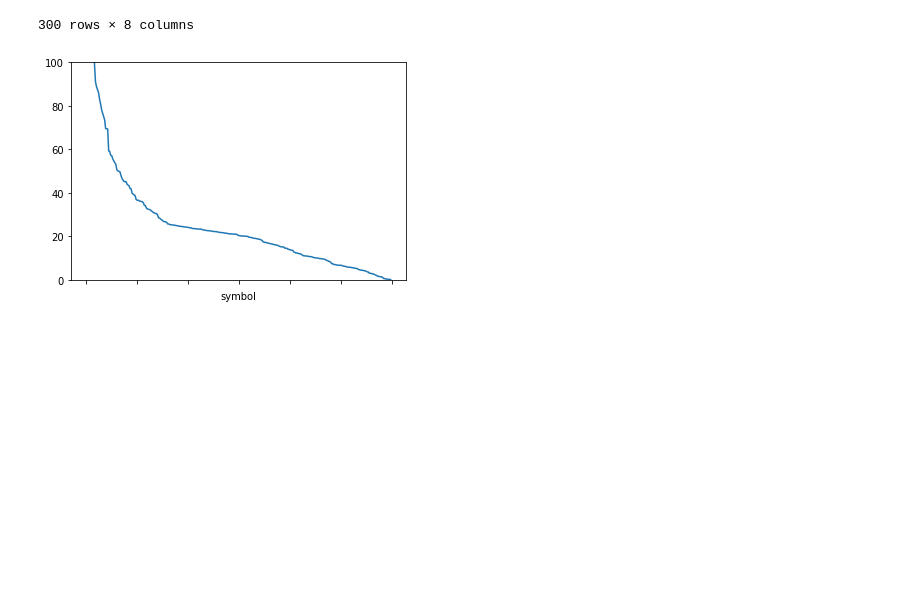
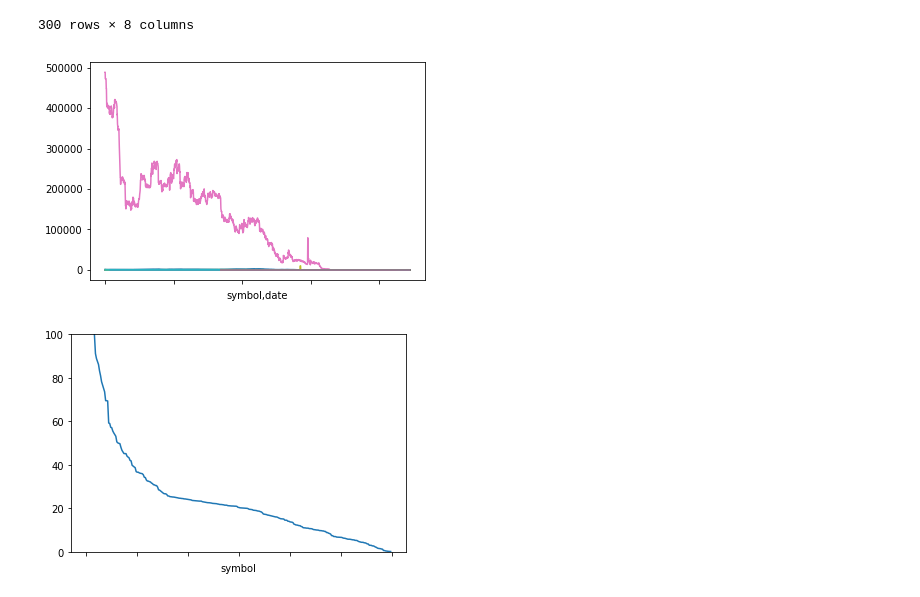
Before and after one commit to vincentqb/beta-computation, a Jupyter notebook: Exploration.ipynb, the cells around one changed output. Drawn from its saved outputs; the diff is of its cells as text; code cells hidden in the pictures; blank space fills up the shorter version.

```diff
--- a/Exploration.ipynb
+++ b/Exploration.ipynb
@@ -53,6 +53,8 @@ data.groupby("symbol").describe()
 | ZPIN | 834.0 | 15.572064 | 1.529001 | 11.710000 | 14.662500 | 15.355000 | 16.215000 | 18.920000 |
 300 rows × 8 columns
 # %%
-p = data.reset_index("symbol").groupby("symbol").plot()
+p = data.groupby(level="symbol", group_keys=False).plot()
+# %% [output]
+[figure, added]
 # %%
 threshold = 100
```
Also changed, not shown: parts of 6 cells of this notebook.
